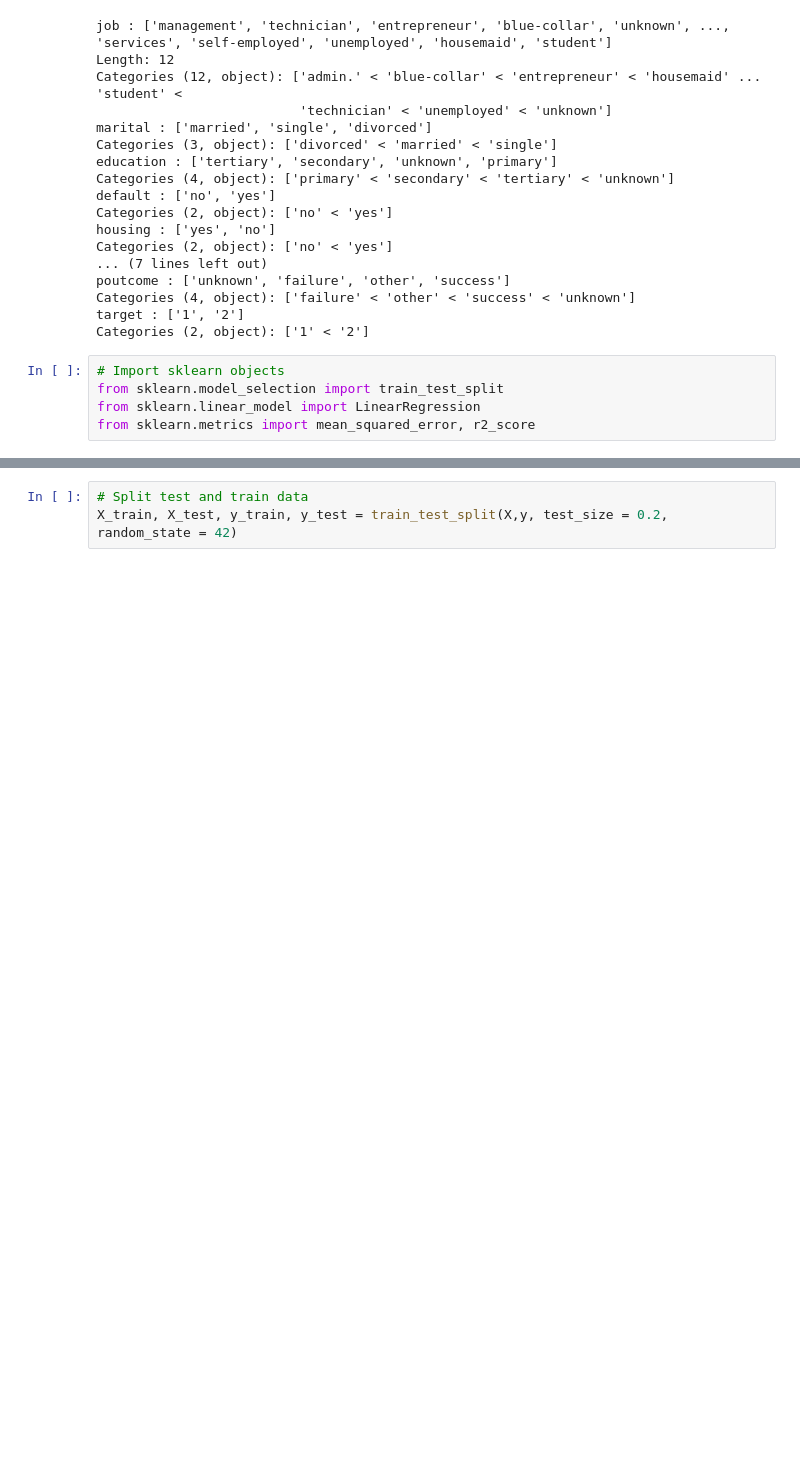
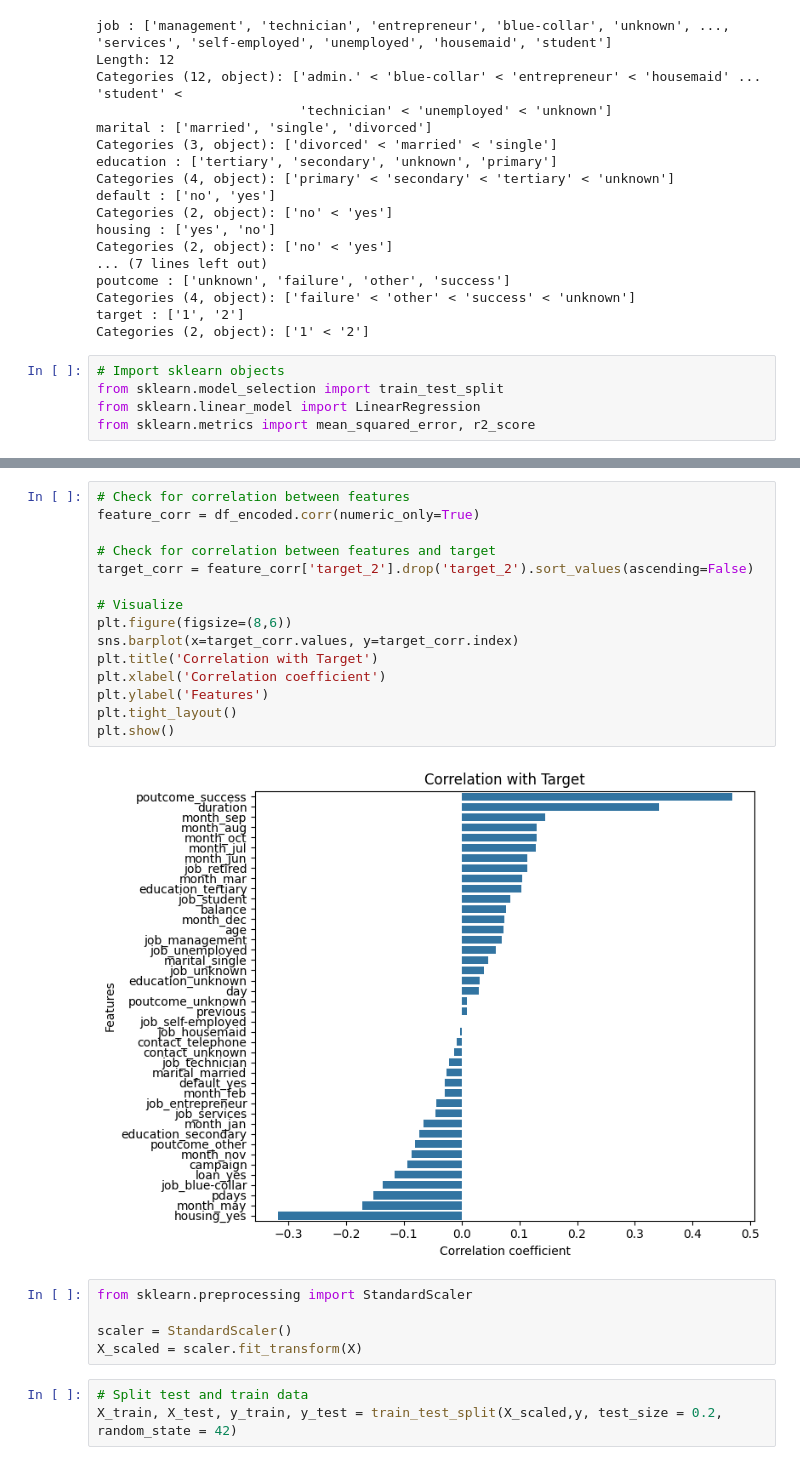
Before and after one commit to sisyphusinthegit/bankcredit-ml-project, a Jupyter notebook: bankcredit_linearmodel.ipynb, the cells around one changed output, grey strips where cells are left out. Saved outputs shown, nothing was run; the diff lists cells and outputs as text; blank space fills up the shorter version.

```diff
--- a/bankcredit_linearmodel.ipynb
+++ b/bankcredit_linearmodel.ipynb
@@ -135,6 +190,28 @@ y = df_encoded['target_2']
+# %%
+# Check for correlation between features
+feature_corr = df_encoded.corr(numeric_only=True)
+
+# Check for correlation between features and target
+target_corr = feature_corr['target_2'].drop('target_2').sort_values(ascending=False)
+
+# Visualize
+plt.figure(figsize=(8,6))
+sns.barplot(x=target_corr.values, y=target_corr.index)
+plt.title('Correlation with Target')
+plt.xlabel('Correlation coefficient')
+plt.ylabel('Features')
+plt.tight_layout()
+plt.show()
+# %% [output]
+[figure, added]
+# %%
+from sklearn.preprocessing import StandardScaler
+
+scaler = StandardScaler()
+X_scaled = scaler.fit_transform(X)
 # %%
 # Split test and train data
-X_train, X_test, y_train, y_test = train_test_split(X,y, test_size = 0.2, random_state = 42)
+X_train, X_test, y_train, y_test = train_test_split(X_scaled,y, test_size = 0.2, random_state = 42)
 # %%
 # Fit the model and check the result with test set
 lm = LinearRegression()
```
Also changed, not shown: parts of 6 cells of this notebook.
